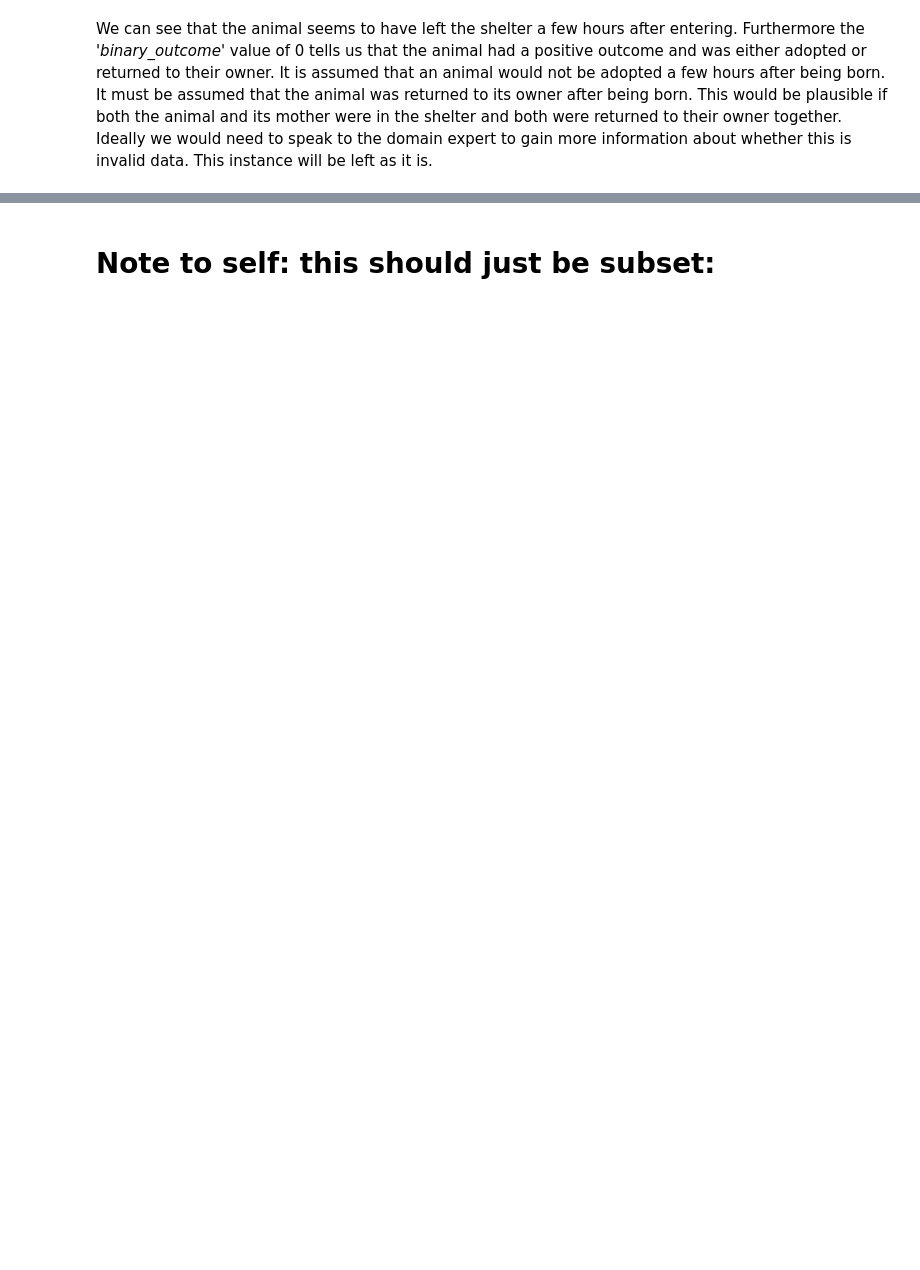
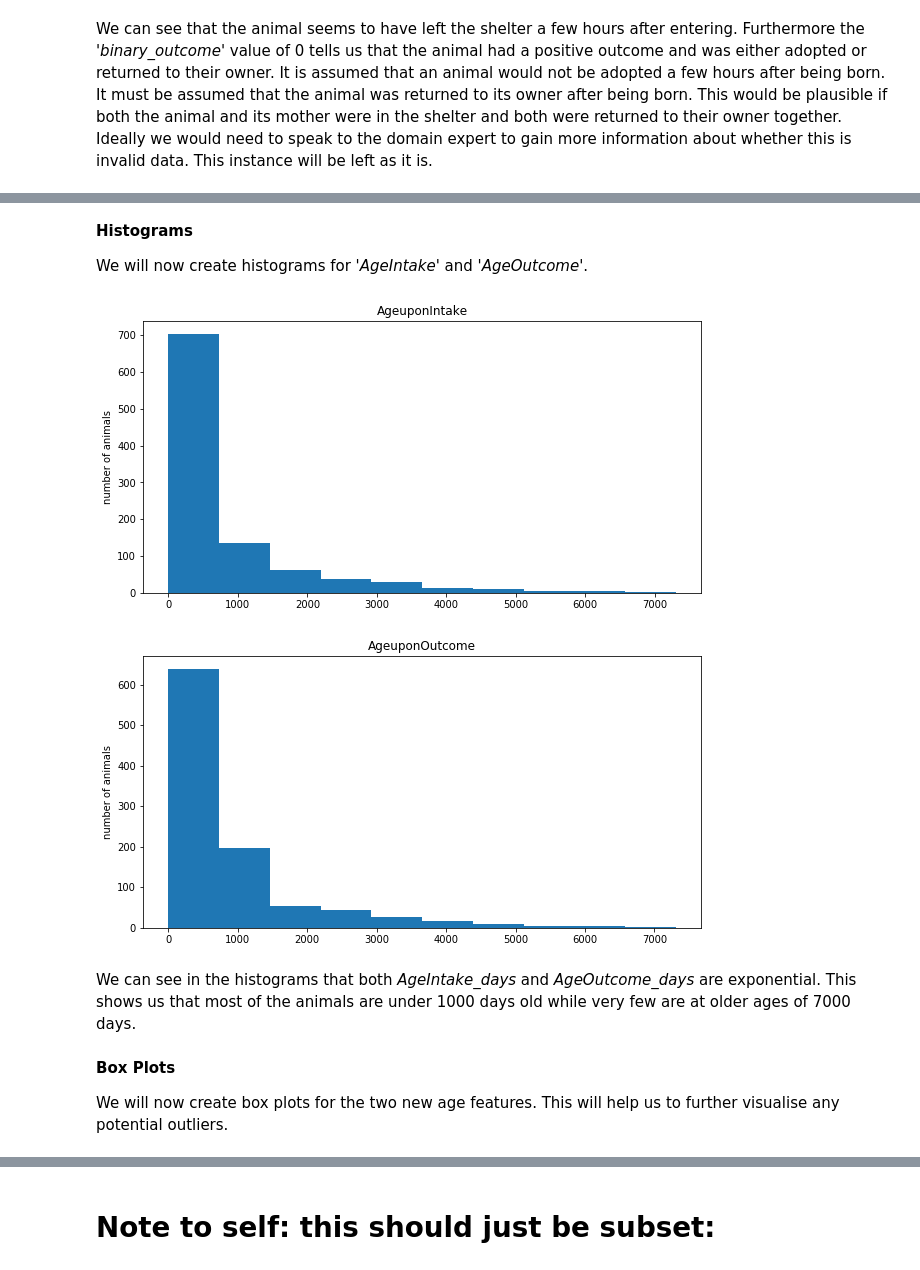
Before and after one commit to hbarrett100/Comp47350-data-analytics, a Jupyter notebook: homework1_2.ipynb, the cells around one changed output, grey strips where cells are left out. Cells and saved outputs as stored; diff of their text form; code cells hidden in the pictures; blank space fills up the shorter version.

```diff
--- a/homework1_2.ipynb
+++ b/homework1_2.ipynb
@@ -1370,0 +1286,3 @@ AgeOutcomeInDays (int64) |Minimum zero, Potential outliers |Leave as is; the min
+# %%
+#replace the value other with normal
+df['IntakeCondition'] = df['IntakeCondition'].replace('Other','Normal')
@@ -1370,0 +1306,14 @@ AgeOutcomeInDays (int64) |Minimum zero, Potential outliers |Leave as is; the min
+# %%
+#create a new dataframe
+age_days_df = pd.DataFrame(
+     columns=['AgeIntake_days','AgeOutcome_days'])
+# %%
+#generate new age of intake
+age_days_df['AgeIntake_days']=(df['DateTime_Intake'] - df['DateofBirth']).dt.days
+#replace AgeuponIntake feature with this new age
+df['AgeuponIntake']=age_days_df['AgeIntake_days']
+# %%
+#generate new age of outcome
+age_days_df['AgeOutcome_days']=(df['DateTime_Outcome'] - df['DateofBirth']).dt.days
+#replace AgeuponIntake feature with this new age
+df['AgeuponOutcome']=age_days_df['AgeOutcome_days']
@@ -1370,0 +1362,22 @@ AgeOutcomeInDays (int64) |Minimum zero, Potential outliers |Leave as is; the min
+# %% [markdown]
+**Histograms**
+
+We will now create histograms for *'AgeIntake'* and *'AgeOutcome'*.
+# %%
+new_age_features = ['AgeuponIntake','AgeuponOutcome']
+pp = PdfPages('AnimalWelfare_19205514_age_histograms.pdf')
+for col in new_age_features:
+        f = df[col].plot(kind='hist', figsize=(10,5))
+        plt.title(col)
+        plt.ylabel('number of animals')
+        pp.savefig(f.get_figure())
+        plt.show()
+# %% [output]
+[figure, added]
+[figure, added]
+# %% [markdown]
+We can see in the histograms that both *AgeIntake_days* and *AgeOutcome_days* are exponential. This shows us that most of the animals are under 1000 days old while very few are at older ages of 7000 days.
+# %% [markdown]
+**Box Plots**
+
+We will now create box plots for the two new age features. This will help us to further visualise any potential outliers.
```
Also changed, not shown: parts of 220 cells of this notebook, 8 other files.
